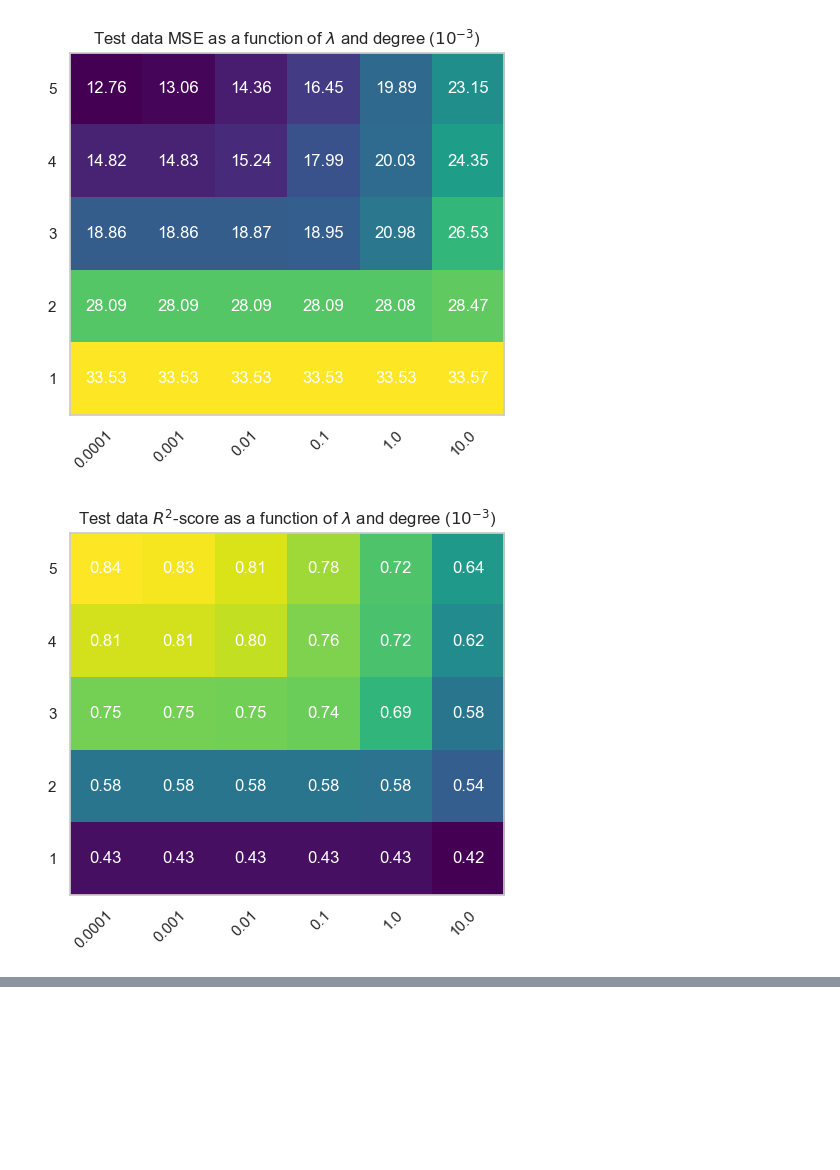
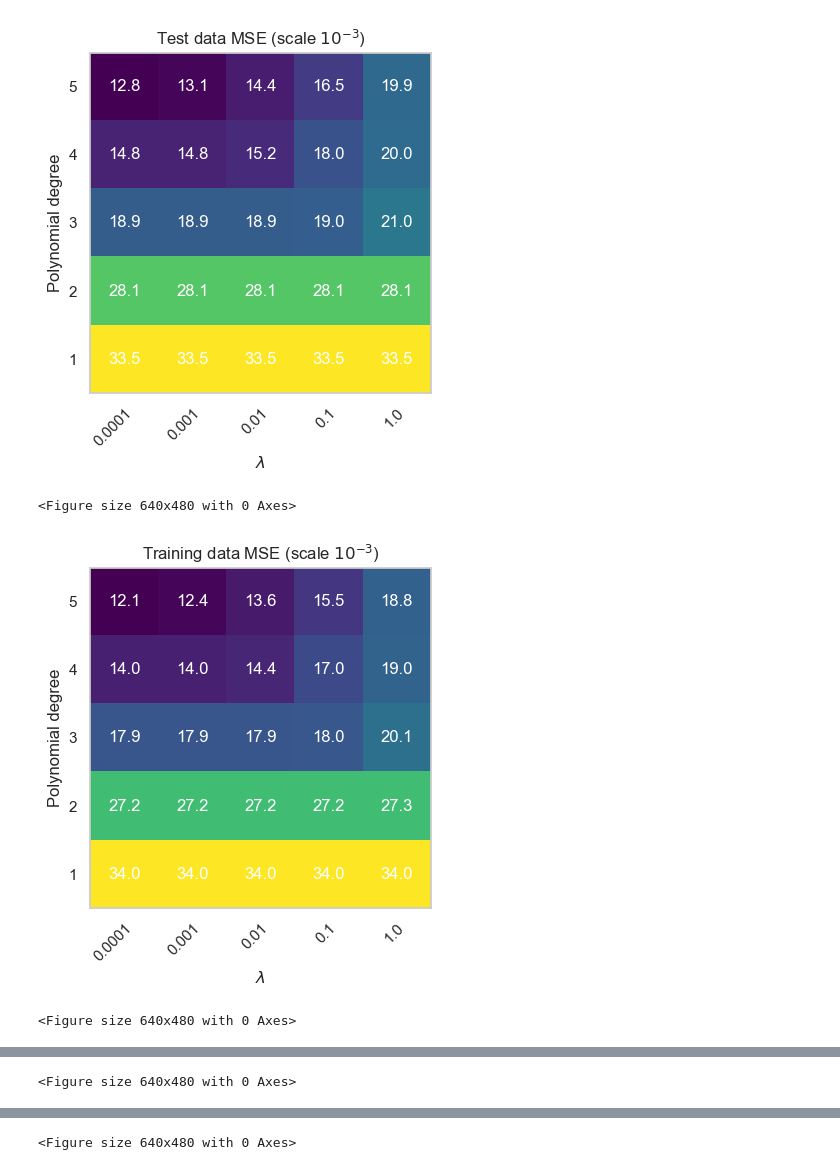
Before and after one commit to MariaFlyAway/Project1_FYS_STK, a Jupyter notebook: Exercises/ridge.ipynb, the cells around one changed output, grey strips where cells are left out. Cells and saved outputs as stored; diff of their text form; code cells hidden in the pictures; blank space fills up the shorter version.

Commit message:
Added heatmap plots

```diff
--- a/Exercises/ridge.ipynb
+++ b/Exercises/ridge.ipynb
@@ -13,7 +13,7 @@ sns.set_theme(style='whitegrid')
 sns.set_palette('viridis')
 np.random.seed(42)
 # %%
-def heatmap(degrees, lambdas, scaled_scores, title, float_precision=2, colorbar=False): #
+def heatmap(degrees, lambdas, scaled_scores, title, float_precision=1, colorbar=False): #
     # recasting to imshow-format
     degrees = degrees[::-1]
     scores = scaled_scores[::-1,:]
@@ -31,6 +31,9 @@ def heatmap(degrees, lambdas, scaled_scores, title, float_precision=2, colorbar=
     plt.setp(ax.get_xticklabels(), rotation=45, ha="right",
             rotation_mode="anchor")
 
+    plt.xlabel(r"$\lambda$")
+    plt.ylabel("Polynomial degree")
+
     # Loop over data dimensions and create text annotations.
     for i in range(len(degrees)):
         for j in range(len(lambdas)):
@@ -80,7 +83,7 @@ N = np.arange(p+1) # for looping and plotting later
 L = [int((p+1)*(p+2)/2) for p in N] # beta lengths
 l = L[-1] # greatest beta length
 
-logmin, logmax, m = -4, 1, 6 # logspce start, end, number of lambda values
+logmin, logmax, m = -4, 0, 5 # logspce start, end, number of lambda values
 llambdas = np.logspace(logmin, logmax, m)
 
 MSE_Ridge_train, MSE_Ridge_test = np.zeros((p,m)), np.zeros((p,m))
@@ -121,20 +124,29 @@ for i in N:
         beta_values[i,1:len(beta)+1,j] = beta.T
 # %%
 # Plotting OLS MSE and R2 against complexity
-heatmap(N[1:], llambdas, MSE_Ridge_test*1000, r"Test data MSE as a function of $\lambda$ and degree ($10^{-3}$)")
-heatmap(N[1:], llambdas, R2_Ridge_test, r"Test data $R^2$-score as a function of $\lambda$ and degree")
+heatmap(N[1:], llambdas, MSE_Ridge_test*1000, r"Test data MSE (scale $10^{-3}$)")
+plt.savefig("../Latex/Images/heatmap_ridge_testMSE_franke.png", bbox_inches="tight")
+heatmap(N[1:], llambdas, MSE_Ridge_train*1000, r"Training data MSE (scale $10^{-3}$)")
+plt.savefig("../Latex/Images/heatmap_ridge_trainMSE_franke.png", bbox_inches="tight")
 
-# Separate plots
-for i, lmbd in enumerate(llambdas):
-    plt.plot(N[1:], MSE_Ridge_train[:,i], 'o-', label='train')
-    plt.plot(N[1:], MSE_Ridge_test[:,i], 'o-', label='test')
-    plt.title(r"$\lambda = $" + f"{lmbd}")
-    plt.legend(); plt.show()
+heatmap(N[1:], llambdas, R2_Ridge_test*1000, r"Test data $R^2$-score (scale $10^{-3}$)", float_precision=1)
+plt.savefig("../Latex/Images/heatmap_ridge_testR2_franke.png", bbox_inches="tight")
+heatmap(N[1:], llambdas, R2_Ridge_train*1000, r"Training data $R^2$-score (scale $10^{-3}$)", float_precision=1)
+plt.savefig("../Latex/Images/heatmap_ridge_trainR2_franke.png", bbox_inches="tight")
 
-    plt.plot(N[1:],R2_Ridge_train[:,i], 'o-', label='train')
-    plt.plot(N[1:],R2_Ridge_test[:,i], 'o-', label='test')
-    plt.title(r"$\lambda = $" + f"{lmbd}")
-    plt.legend(); plt.show()
+# # Separate plots
+# for i, lmbd in enumerate(llambdas):
+#     plt.plot(N[1:], MSE_Ridge_train[:,i], 'o-', label='train')
+#     plt.plot(N[1:], MSE_Ridge_test[:,i], 'o-', label='test')
+#     plt.title(r"$\lambda = $" + f"{lmbd}")
+#     plt.legend(); plt.show()
+
+#     plt.plot(N[1:],R2_Ridge_train[:,i], 'o-', label='train')
+#     plt.plot(N[1:],R2_Ridge_test[:,i], 'o-', label='test')
+#     plt.title(r"$\lambda = $" + f"{lmbd}")
+#     plt.legend(); plt.show()
 # %% [output]
-[figure, old version]
+[figure, new version]
+<Figure size 640x480 with 0 Axes>
-[figure, old version]
+[figure, new version]
+<Figure size 640x480 with 0 Axes>
@@ -141,0 +154 @@ for i, lmbd in enumerate(llambdas):
+<Figure size 640x480 with 0 Axes>
@@ -153,3 +156,4 @@ for i, lmbd in enumerate(llambdas):
+<Figure size 640x480 with 0 Axes>
 # %%
 # Plotting OLS MSE and R2 against complexity
 
```
Also changed, not shown: parts of 3 cells of this notebook, 12 other files.
